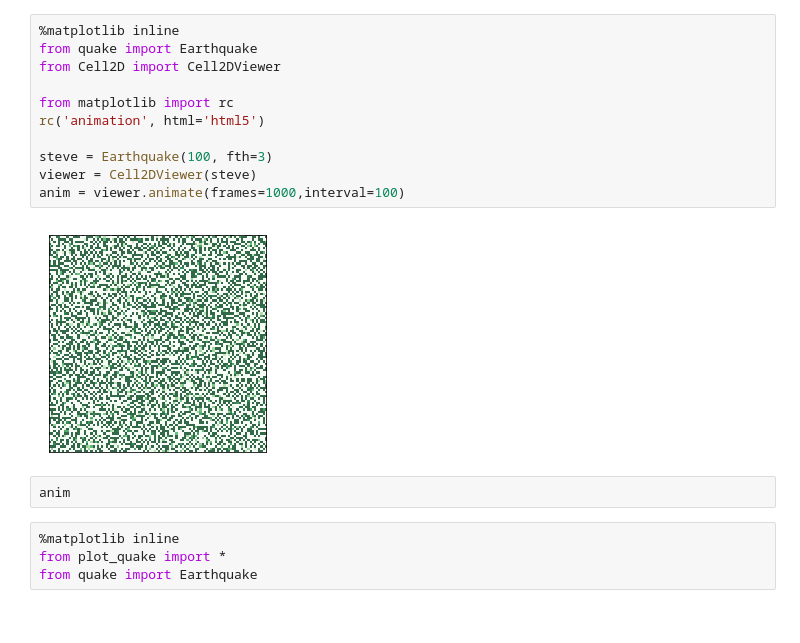
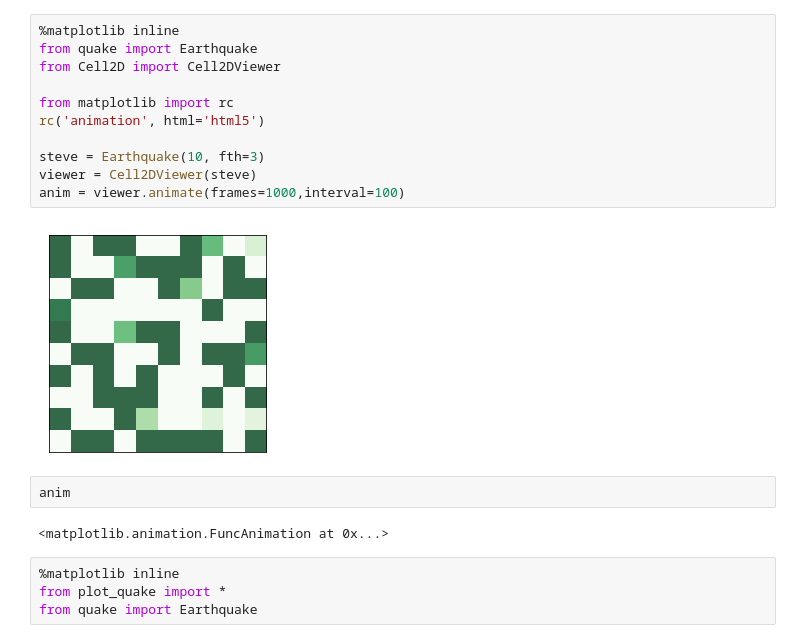
Before and after one commit to mpbrucker/ComplexityProject2, a Jupyter notebook: code/visualize_quake.ipynb, the cells around one changed output. Cells and saved outputs as stored; diff of their text form.

```diff
--- a/code/visualize_quake.ipynb
+++ b/code/visualize_quake.ipynb
@@ -1,18 +1,20 @@
 # %%
 %matplotlib inline
 from quake import Earthquake
 from Cell2D import Cell2DViewer
 
 from matplotlib import rc
 rc('animation', html='html5')
 
-steve = Earthquake(100, fth=3)
+steve = Earthquake(10, fth=3)
 viewer = Cell2DViewer(steve)
 anim = viewer.animate(frames=1000,interval=100)
 # %% [output]
-[figure, old version]
+[figure, new version]
 # %%
 anim
+# %% [output]
+<matplotlib.animation.FuncAnimation at 0x...>
 # %%
 %matplotlib inline
 from plot_quake import *
```
Also changed, not shown: 2 other files.
